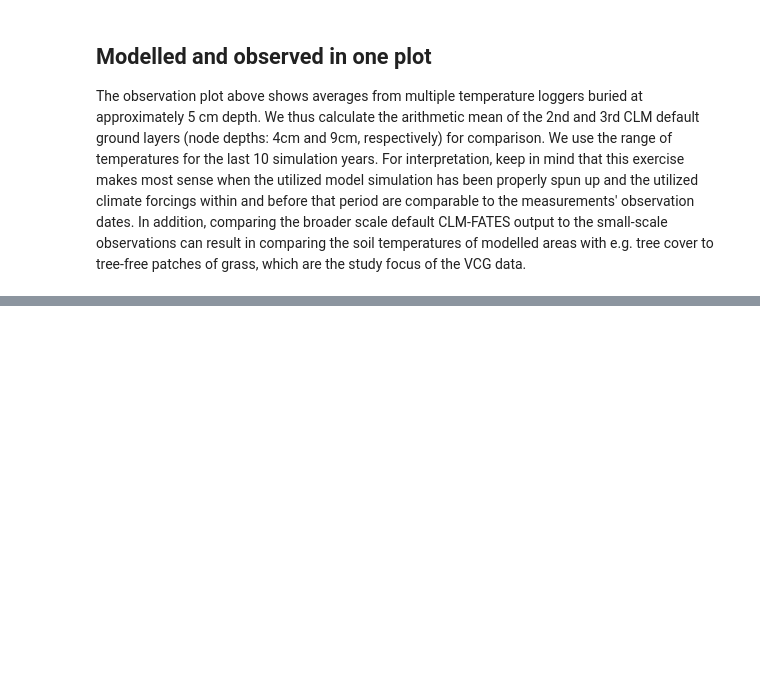
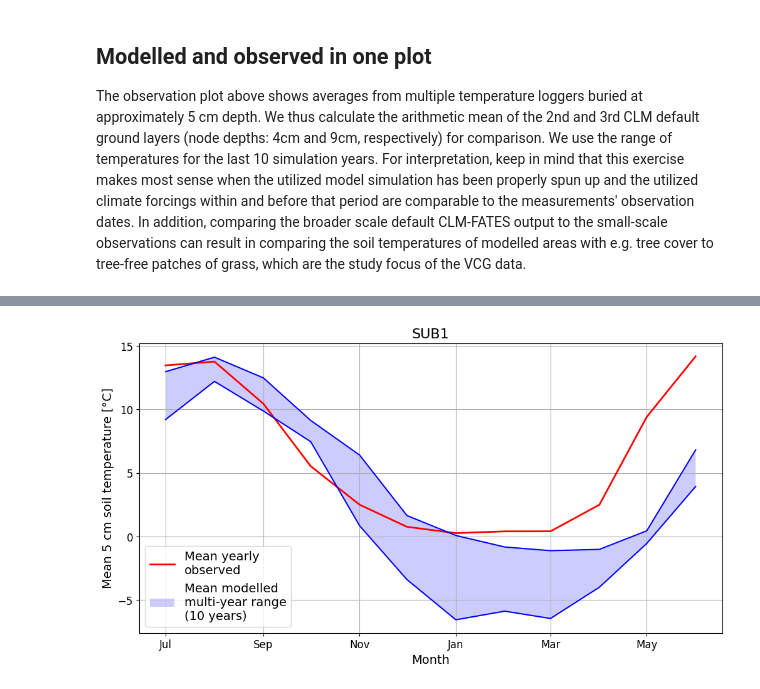
Before and after one commit to NorESMhub/noresm-land-sites-platform, a Jupyter notebook: notebooks/model_output_analysis/compare_model_to_vcg_obs_example.ipynb, the cells around one changed output, grey strips where cells are left out. Cells and saved outputs as stored; diff of their text form; code cells hidden in the pictures; blank space fills up the shorter version.

```diff
--- a/notebooks/model_output_analysis/compare_model_to_vcg_obs_example.ipynb
+++ b/notebooks/model_output_analysis/compare_model_to_vcg_obs_example.ipynb
@@ -248,32 +359,34 @@ ax.plot(monthly_mean_df['date_dt'],
         color="red",
         linewidth=2,
         label="Mean yearly\nobserved"
        )
 
 ax.plot(monthly_mean_df['date_dt'],
         monthly_mean_df['model_max_of_mean_monthly_soil_temp'],
         color="blue"
        )
 ax.plot(monthly_mean_df['date_dt'],
         monthly_mean_df['model_min_of_mean_monthly_soil_temp'],
         color="blue"
        )
 
 
 ax.fill_between(monthly_mean_df['date_dt'],
                 monthly_mean_df['model_min_of_mean_monthly_soil_temp'],
                 monthly_mean_df['model_max_of_mean_monthly_soil_temp'],
                 alpha=0.2,
                 facecolor="blue",
                 label=f"Mean modelled\nmulti-year range\n({n_last_years} years)"
                )
 
 # Plot layout
-ax.set_title(f"{case_id}", fontsize=16)
-ax.set_ylabel("Mean 10cm soil temperature [°C]", fontsize=14)
+ax.set_title(f"{site_code}", fontsize=16)
+ax.set_ylabel("Mean 5 cm soil temperature [°C]", fontsize=14)
 ax.set_xlabel("Month", fontsize=14)
 ax.tick_params(axis='both', which='major', labelsize=12)
 ax.xaxis.set_major_formatter(mdates.DateFormatter('%b'))
 
 ax.legend(fontsize=14)
 ax.grid()
+# %% [output]
+[figure, added]
```
Also changed, not shown: parts of 16 cells of this notebook, 4 other files.
